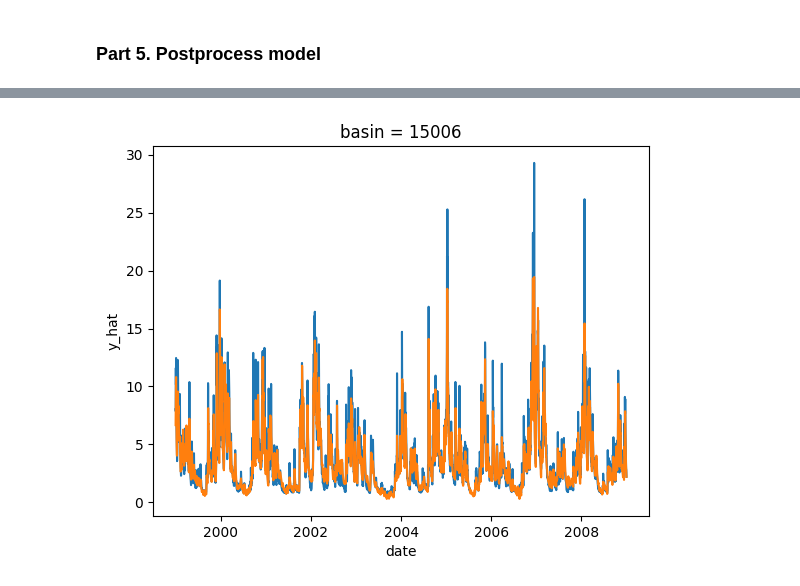
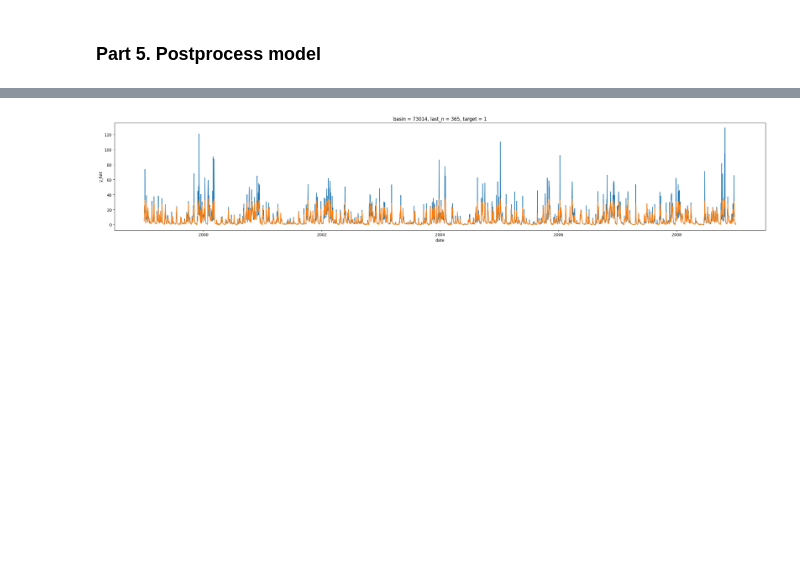
Before and after one commit to manuel-alvarez-chaves/project-hybrid-models, a Jupyter notebook: run_LSTM.ipynb, the cells around one changed output, grey strips where cells are left out. Cells and saved outputs as stored; diff of their text form; code cells hidden in the pictures; blank space fills up the shorter version.

```diff
--- a/run_LSTM.ipynb
+++ b/run_LSTM.ipynb
@@ -68,6 +69,11 @@ dataloaders = {
 # Initialize model
 set_random_seed(cfg=config)
 model = get_model(config).to(config.device)
+# %%
+# Load model
+model.load_state_dict(
+    torch.load(config.path_save_folder / "model/model_epoch_04.pt")
+)
 # %% [markdown]
 ### Part 4. Training
 # %%
@@ -125,7 +131,9 @@ results = handler_postprocessing.postprocess(model)
 # %%
-fig, ax = plt.subplots()
-results.sel(basin="15006").y_obs.plot(ax=ax, label="Observed", color="tab:blue")
-results.sel(basin="15006").y_hat.plot(ax=ax, label="Predicted", color="tab:orange")
+basin_id = "73014"
+
+fig, ax = plt.subplots(figsize=(30, 5))
+results.sel(basin=basin_id, last_n=365).y_obs.plot(ax=ax, label="Observed", color="tab:blue")
+results.sel(basin=basin_id, last_n=365).y_hat.plot(ax=ax, label="Predicted", color="tab:orange")
 plt.show()
 # %% [output]
-[figure, old version]
+[figure, new version]
```
Also changed, not shown: parts of 5 cells of this notebook, 1 other file.
